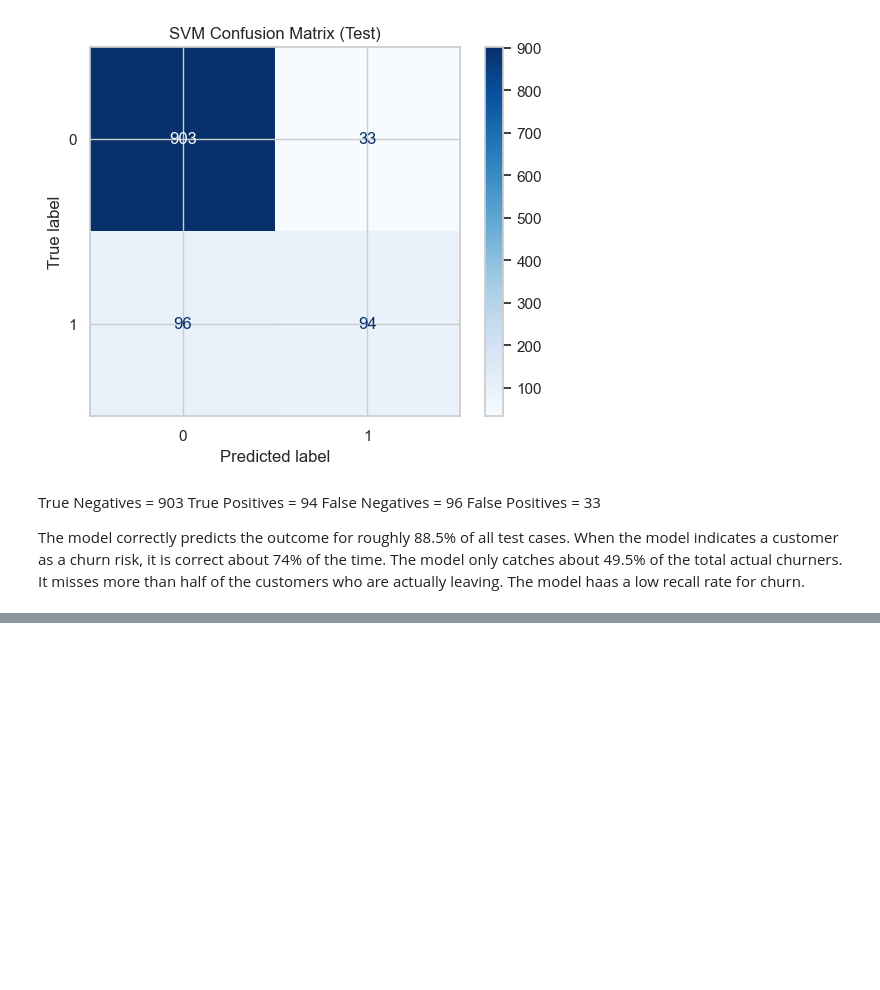
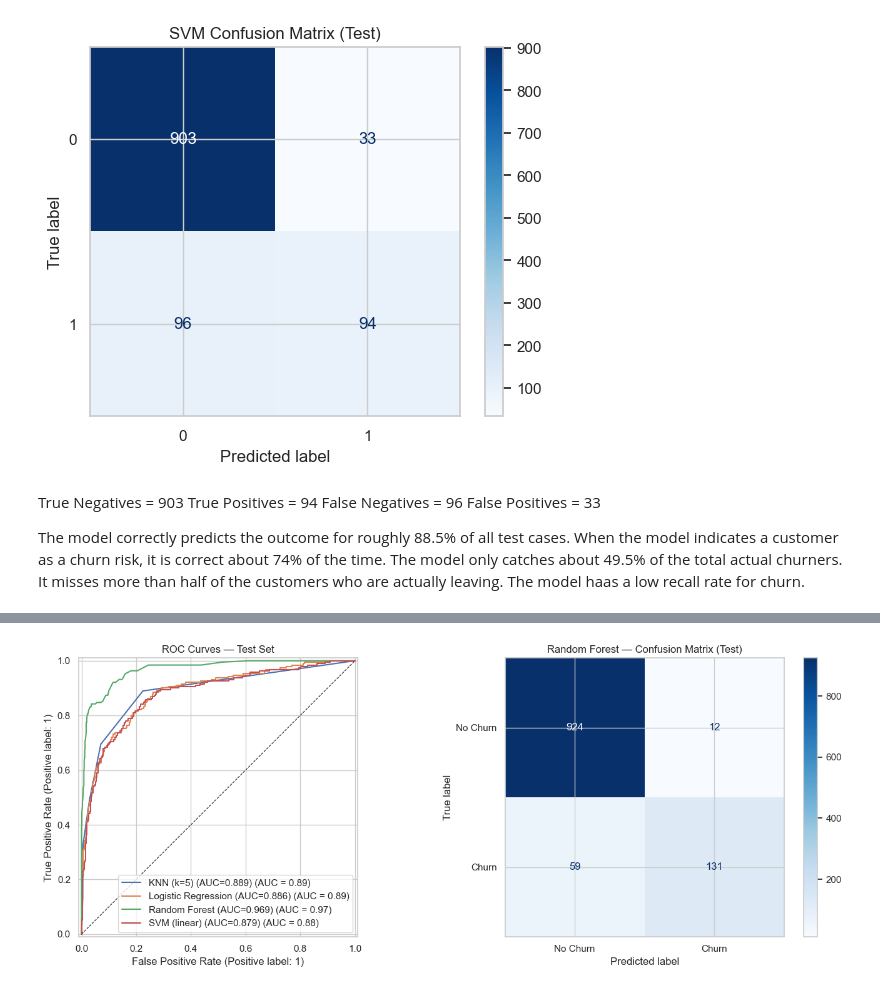
Before and after one commit to Akurang/AI_group10_project, a Jupyter notebook: final_project.ipynb, the cells around one changed output, grey strips where cells are left out. Drawn from its saved outputs; the diff is of its cells as text; code cells hidden in the pictures; blank space fills up the shorter version.

```diff
--- a/final_project.ipynb
+++ b/final_project.ipynb
@@ -1282,0 +1356,26 @@ joblib.dump(rf_model, open(filename,'wb'))
+# %%
+# ROC curves for all four models on the test set
+fig,axes = plt.subplots(1,2,figsize=(14, 5.5))
+
+for name, model in models.items():
+    if hasattr(model, "predict_proba"):
+        scores = model.predict_proba(X_test_scaled)[:, 1]
+    else:                                    # SVM has no predict_proba
+        scores = model.decision_function(X_test_scaled)
+    auc = roc_auc_score(y_test, scores)
+    RocCurveDisplay.from_predictions(y_test, scores, name=f"{name} (AUC={auc:.3f})",
+                                     ax=axes[0])
+
+axes[0].plot([0, 1], [0, 1], "k--", linewidth=0.8)
+axes[0].set_title("ROC Curves — Test Set")
+
+# Confusion matrix for the best model
+ConfusionMatrixDisplay.from_predictions(
+    y_test, rf_model.predict(X_test_scaled),
+    display_labels=["No Churn", "Churn"], cmap="Blues", ax=axes[1])
+axes[1].set_title("Random Forest — Confusion Matrix (Test)")
+
+plt.tight_layout()
+plt.show()
+# %% [output]
+[figure, added]
```
Also changed, not shown: parts of 22 cells of this notebook, 1 other file.
